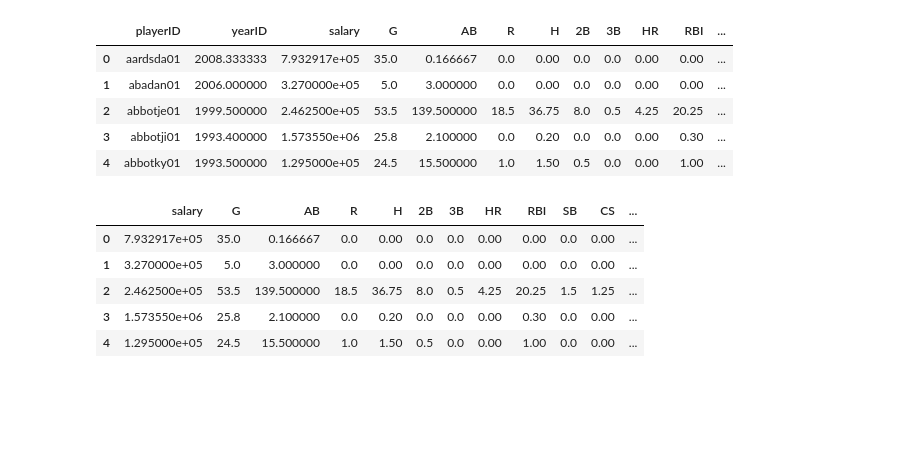
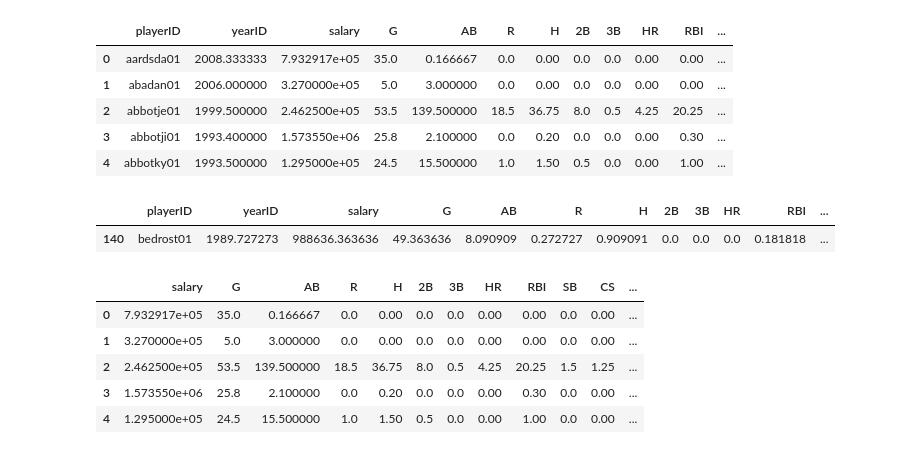
Before and after one commit to stephenlaw30/DataScienceMasters, a Jupyter notebook: Stats/Udacity/DataAnalystNanoDegree/IntroToDataAnalysis/Final/FinalProjectBaseball.ipynb, the cells around one changed output. Cells and saved outputs as stored; diff of their text form; code cells hidden in the pictures; blank space fills up the shorter version.

```diff
--- a/Stats/Udacity/DataAnalystNanoDegree/IntroToDataAnalysis/Final/FinalProjectBaseball.ipynb
+++ b/Stats/Udacity/DataAnalystNanoDegree/IntroToDataAnalysis/Final/FinalProjectBaseball.ipynb
@@ -510,6 +513,11 @@ career_avg_realized.head()
 | 2 | abbotje01 | 1999.500000 | 2.462500e+05 | 53.5 | 139.500000 | 18.5 | 36.75 | 8.0 | 0.5 | 4.25 | 20.25 | ... |
 | 3 | abbotji01 | 1993.400000 | 1.573550e+06 | 25.8 | 2.100000 | 0.0 | 0.20 | 0.0 | 0.0 | 0.00 | 0.30 | ... |
 | 4 | abbotky01 | 1993.500000 | 1.295000e+05 | 24.5 | 15.500000 | 1.0 | 1.50 | 0.5 | 0.0 | 0.00 | 1.00 | ... |
+# %%
+career_avg_realized[career_avg_realized['playerID'] == 'bedrost01']
+# %% [output]
+|  | playerID | yearID | salary | G | AB | R | H | 2B | 3B | HR | RBI | ... |
+| 140 | bedrost01 | 1989.727273 | 988636.363636 | 49.363636 | 8.090909 | 0.272727 | 0.909091 | 0.0 | 0.0 | 0.0 | 0.181818 | ... |
 # %%
 numerics = career_avg_realized.iloc[:,2:]
 numerics.head()
```
Also changed, not shown: parts of 14 cells of this notebook.
